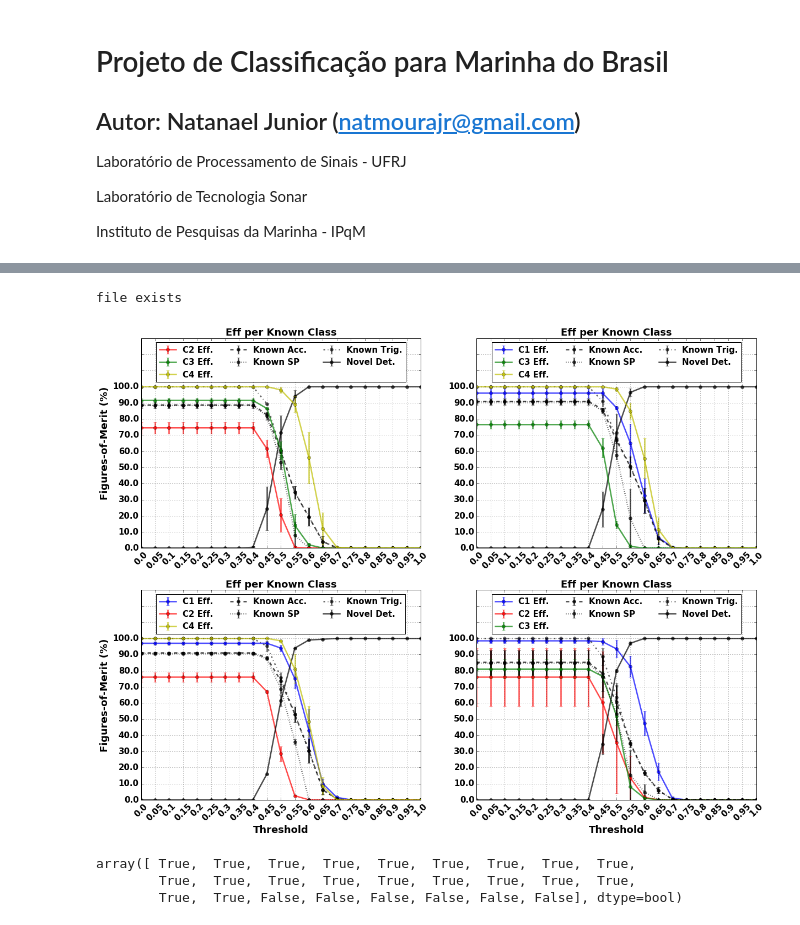
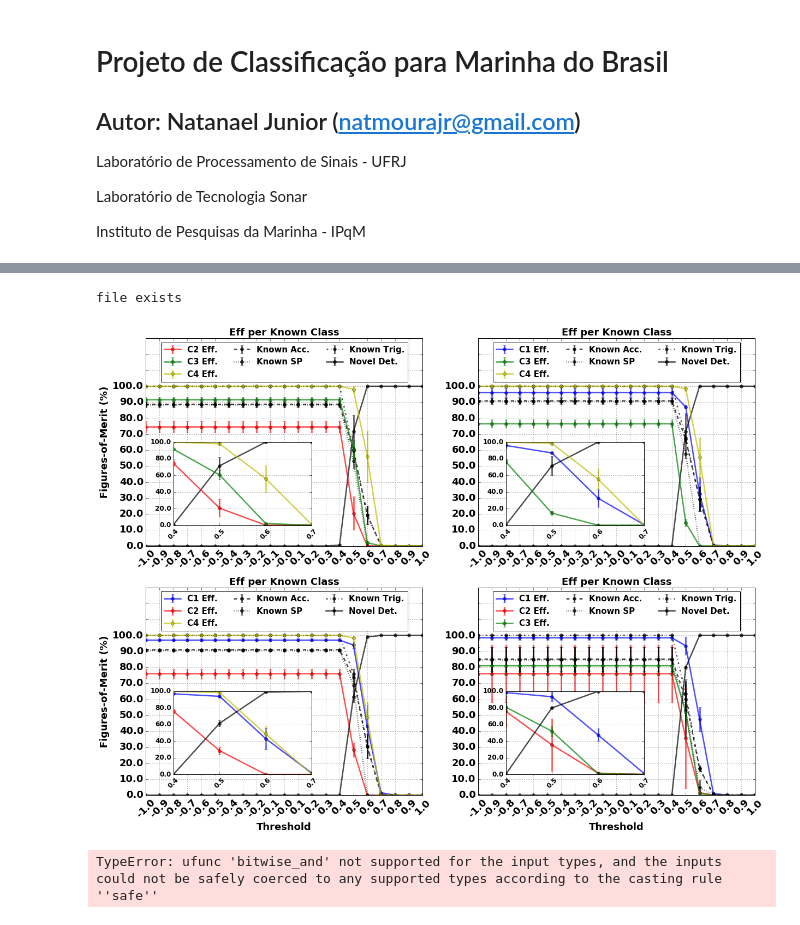
Before and after one commit to natmourajr/SonarAnalysis, a Jupyter notebook: Packages/NoveltyDetection/NeuralNetwork/RawDataNeuralNetwork.ipynb, the cells around one changed output, grey strips where cells are left out. Saved outputs shown, nothing was run; the diff lists cells and outputs as text; code cells hidden in the pictures.

```diff
--- a/Packages/NoveltyDetection/NeuralNetwork/RawDataNeuralNetwork.ipynb
+++ b/Packages/NoveltyDetection/NeuralNetwork/RawDataNeuralNetwork.ipynb
@@ -338,7 +359,8 @@ if not os.path.exists(analysis_file_name):
     ineuron = 20
     CVO = trnparams.NoveltyDetectionFolds(folder=results_path,n_folds=n_folds,trgt=all_trgt,dev=development_flag)
 
-    thr_mat = np.arange(0.0,1.05,0.05)
+    thr_mat = np.round(np.arange(-1.0,1.1,0.1),3)
+    thr_mat[thr_mat>-0.1] = abs(thr_mat[thr_mat>-0.1])
 
     class_eff_mat = np.zeros([n_folds,len(np.unique(all_trgt)),len(np.unique(all_trgt)),len(thr_mat)])
     novelty_eff_mat = np.zeros([n_folds,len(np.unique(all_trgt)),len(thr_mat)])
@@ -415,40 +437,63 @@ for inovelty, novelty_class in enumerate(np.unique(all_trgt)):
                         label='Known SP')
             ax.errorbar(thr_mat,np.mean(known_trig_mat[:,int(novelty_class),:],axis=0),
                         np.std(known_trig_mat[:,int(novelty_class),:],axis=0),fmt='o-.',
-                        color='k',alpha=0.6,linewidth=2.5,
+                        color='k',alpha=0.7,linewidth=2.5,
                         label='Known Trig.')
         else:
             ax.errorbar(thr_mat,np.mean(class_eff_mat[:,int(novelty_class),int(m_class),:],axis=0),
                         np.std(class_eff_mat[:,int(novelty_class),int(m_class),:],axis=0),fmt='o-',
                         color=m_colors[int(m_class)],alpha=0.7,linewidth=2.5,
                        label='C%i Eff.'%(int(m_class)+1))
     ax.set_xticks(thr_mat)
-    ax.set_xticklabels(thr_mat,rotation=45)
+    ax.set_xticklabels(thr_mat,rotation=45, fontsize=18)
     ax.set_title('Eff per Known Class',fontsize=18,weight='bold')
     ax.set_xlim([np.min(thr_mat), np.max(thr_mat)])
 
     ax.set_ylim([0.0, 1.3])
     y_ticks = np.arange(0.0,1.3,0.1)
     ax.set_yticks(y_ticks)
-    ax.set_yticklabels(100*y_ticks[y_ticks<=1.0])
+    ax.set_yticklabels(100*y_ticks[y_ticks<=1.0],fontsize=18)
 
     ax.grid()
 
     if inovelty > 1:
         ax.set_xlabel('Threshold',fontsize=18,weight='bold')
     if inovelty == 0 or inovelty == 2:
         ax.set_ylabel('Figures-of-Merit (%)',fontsize=18,weight='bold')
 
     handles, labels = ax.get_legend_handles_labels()
     # sort both labels and handles by labels
     labels, handles = zip(*sorted(zip(labels, handles), key=lambda t: t[0]))
     ax.legend(handles, labels, ncol=3, loc='upper center')
+
+    rect = [0.1, 0.1, 0.5, 0.4]
+    ax1 = add_subplot_axes(ax,rect)
+    a = thr_mat>=0.4
+    b = thr_mat<=0.7
+    selected_thr = a & b
+    for iclass, m_class in enumerate(np.unique(all_trgt)):
+        if novelty_class == m_class:
+            #a = 0
+            ax1.errorbar(thr_mat[selected_thr],np.mean(novelty_eff_mat[:,int(novelty_class),selected_thr],axis=0),
+                        np.std(novelty_eff_mat[:,int(novelty_class),selected_thr],axis=0),fmt='o-',
+                        color='k',alpha=0.7,linewidth=2.5,
+                        label='Novel Det.')
+        else:
+            ax1.errorbar(thr_mat[selected_thr],np.mean(class_eff_mat[:,int(novelty_class),int(m_class),selected_thr],axis=0),
+                        np.std(class_eff_mat[:,int(novelty_class),int(m_class),selected_thr],axis=0),fmt='o-',
+                        color=m_colors[int(m_class)],alpha=0.7,linewidth=2.5,
+                       label='C%i Eff.'%(int(m_class)+1))
+    ax1.set_xticks(thr_mat[selected_thr])
+    ax1.set_xticklabels(thr_mat[selected_thr],rotation=45, fontsize=12)
+
+    ax1.set_yticklabels(100.*ax1.get_yticks(), fontsize=12)
+
+    ax1.grid()
 # %% [output]
 file exists
-[figure, old version]
+[figure, new version]
-# %%
-np.arange(0.0,1.3,0.05)<1.0
-# %% [output]
-array([ True,  True,  True,  True,  True,  True,  True,  True,  True,
-        True,  True,  True,  True,  True,  True,  True,  True,  True,
-        True,  True, False, False, False, False, False, False], dtype=bool)
+# %%
+a = thr_mat>=0.4 & thr_mat<=0.8
+print a
+# %% [output]
+TypeError: ufunc 'bitwise_and' not supported for the input types, and the inputs could not be safely coerced to any supported types according to the casting rule ''safe''
```
Also changed, not shown: parts of 2 cells of this notebook.
